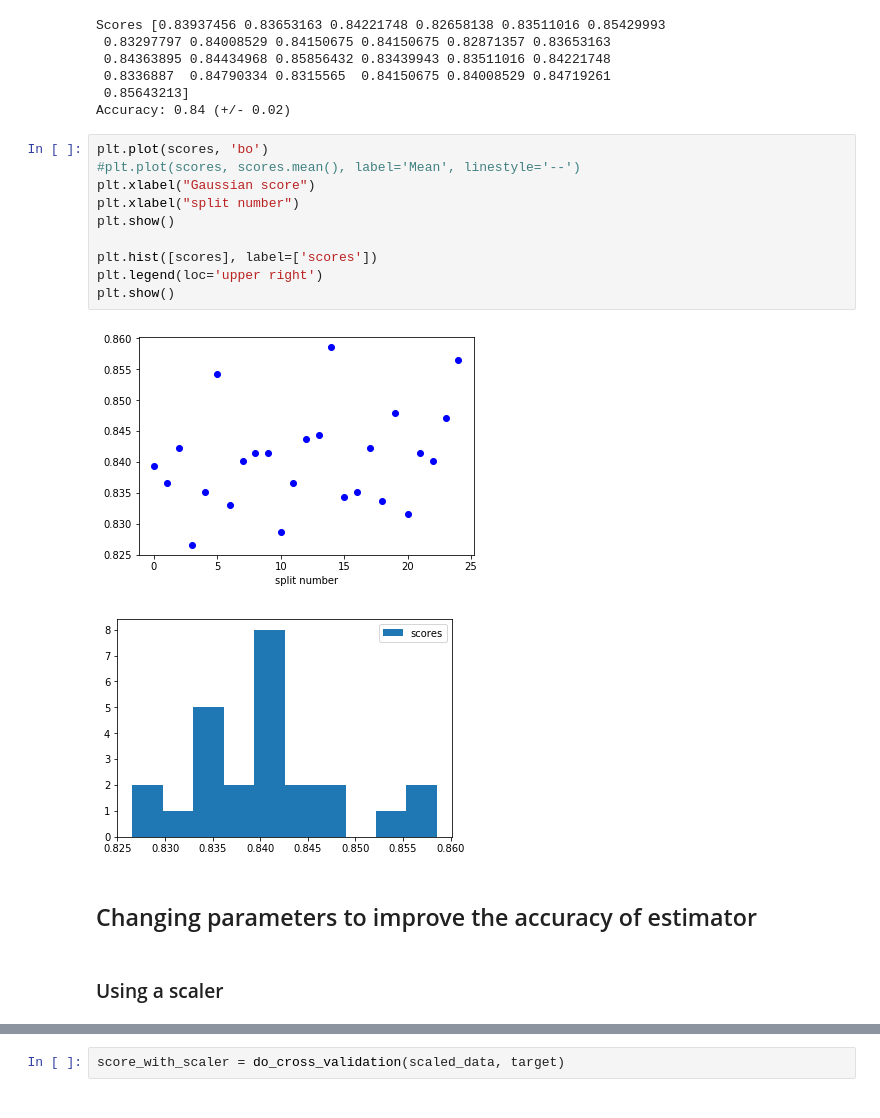
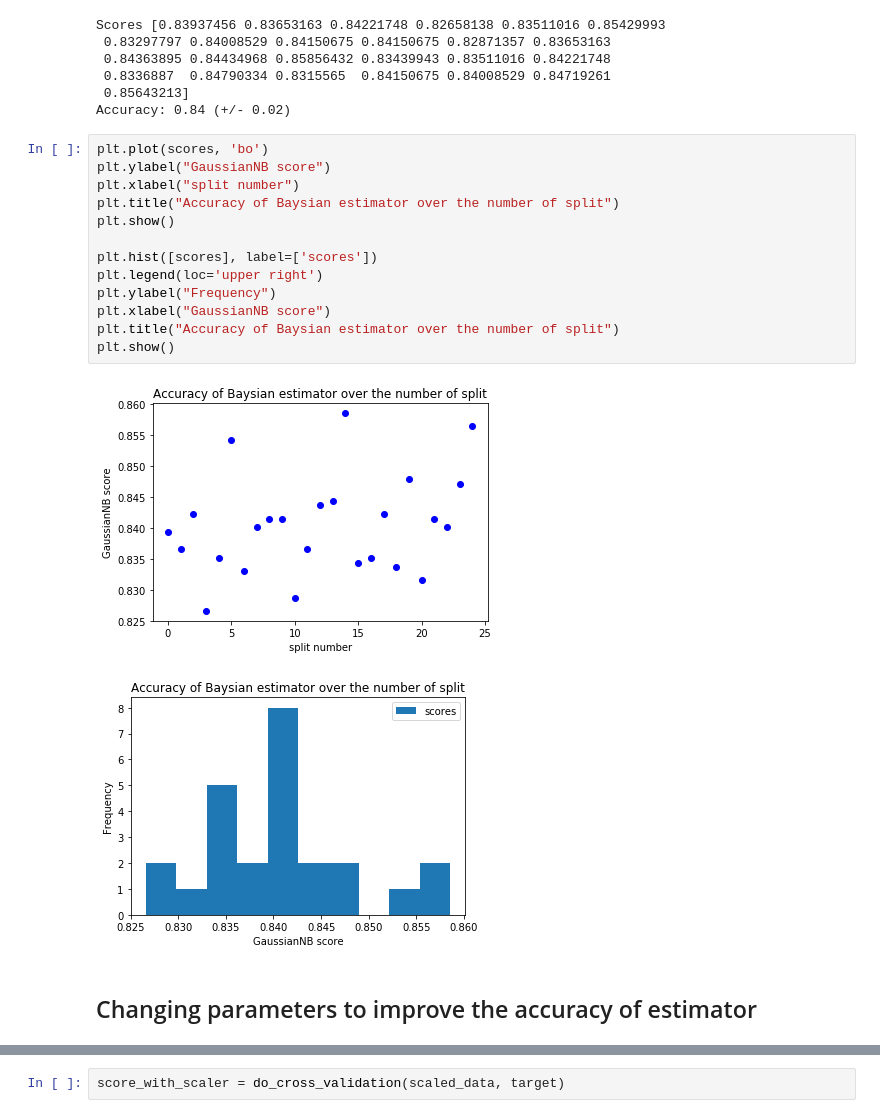
Before and after one commit to vipulpopat/MSCAI_CE4021_Project, a Jupyter notebook: Baysian_rewrite.ipynb, the cells around one changed output, grey strips where cells are left out. Saved outputs shown, nothing was run; the diff lists cells and outputs as text.

```diff
--- a/Baysian_rewrite.ipynb
+++ b/Baysian_rewrite.ipynb
@@ -334,18 +347,19 @@ Scores [0.83937456 0.83653163 0.84221748 0.82658138 0.83511016 0.85429993
 Accuracy: 0.84 (+/- 0.02)
 # %%
 plt.plot(scores, 'bo')
-#plt.plot(scores, scores.mean(), label='Mean', linestyle='--')
-plt.xlabel("Gaussian score")
+plt.ylabel("GaussianNB score")
 plt.xlabel("split number")
+plt.title("Accuracy of Baysian estimator over the number of split")
 plt.show()
 
 plt.hist([scores], label=['scores'])
 plt.legend(loc='upper right')
+plt.ylabel("Frequency")
+plt.xlabel("GaussianNB score")
+plt.title("Accuracy of Baysian estimator over the number of split")
 plt.show()
 # %% [output]
-[figure, old version]
+[figure, new version]
-[figure, old version]
+[figure, new version]
 # %% [markdown]
 ## Changing parameters to improve the accuracy of estimator
-# %% [markdown]
-### Using a scaler
```
Also changed, not shown: parts of 22 cells of this notebook.
